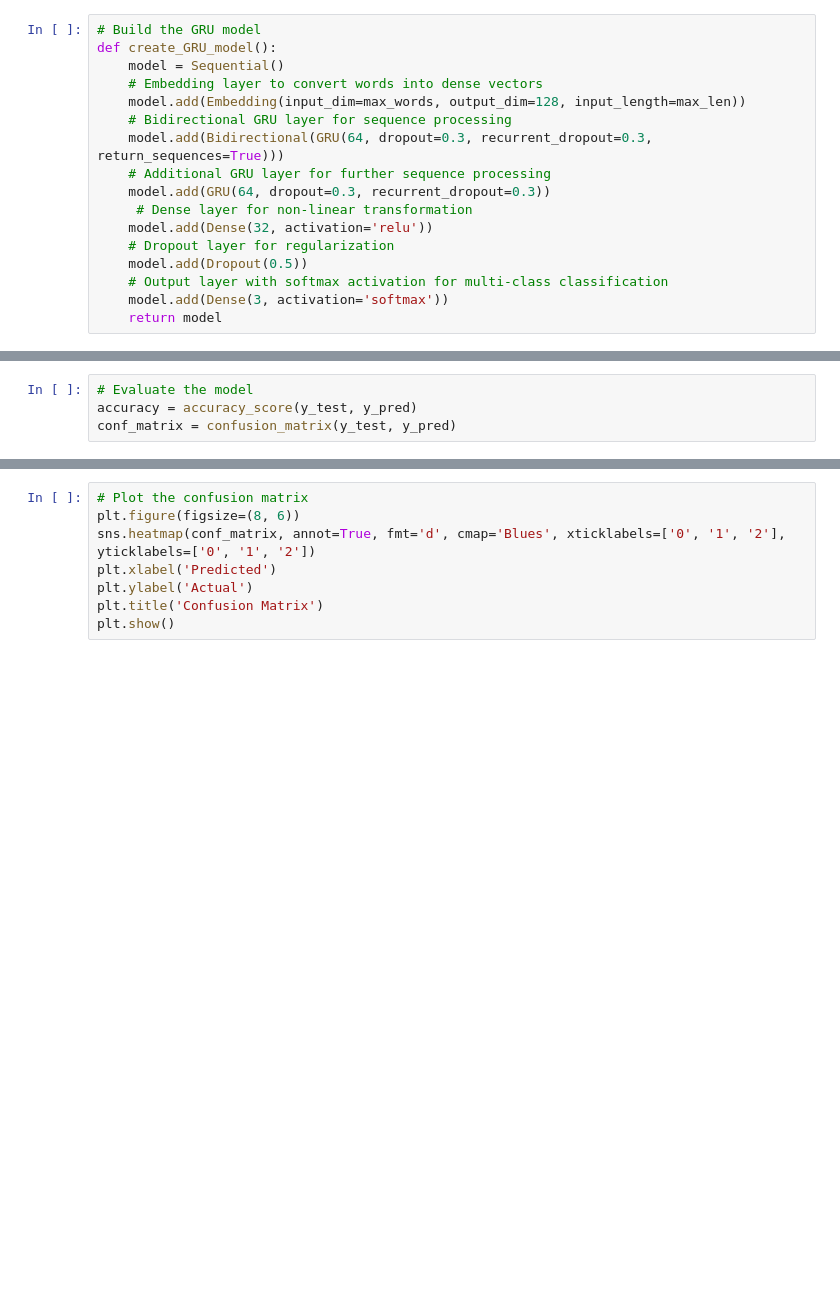
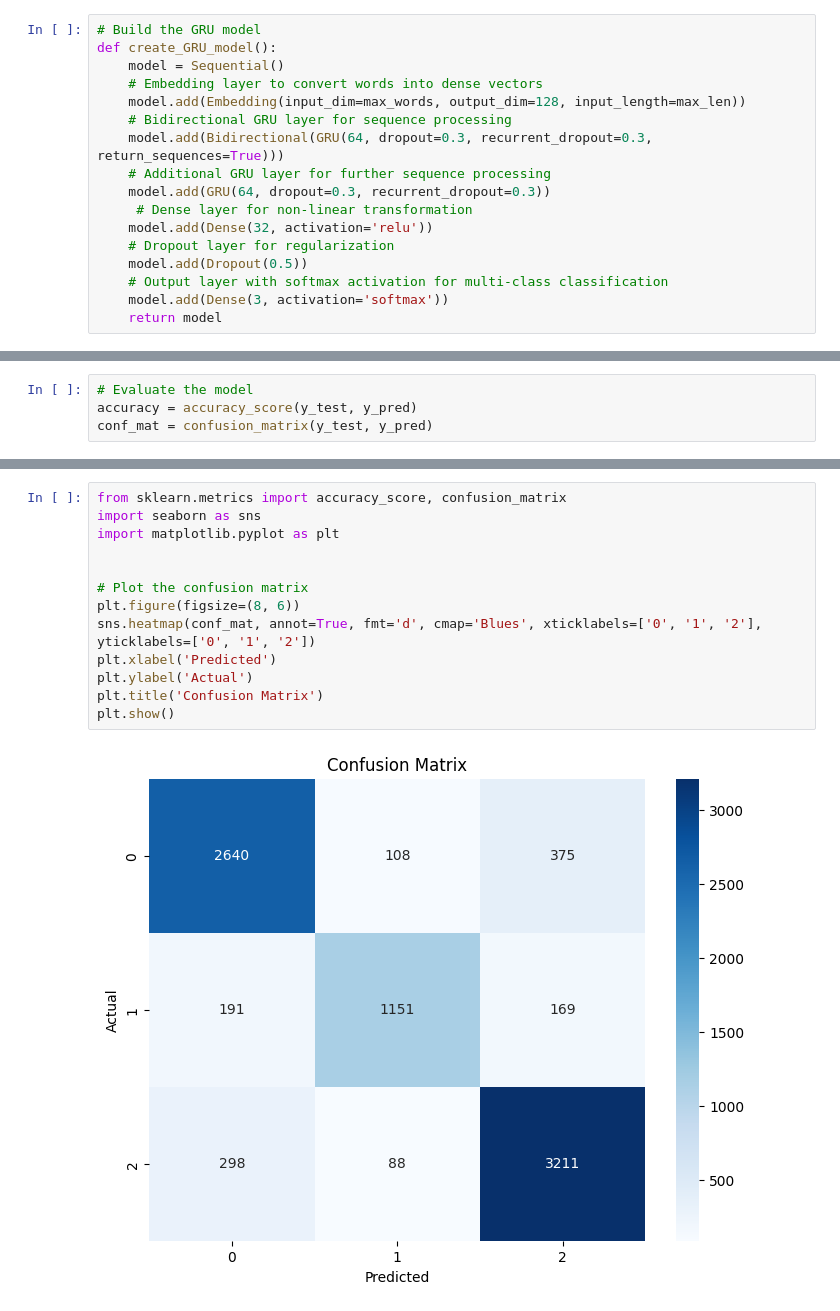
Before and after one commit to SushantVij/NLP-CV-IOT-UCS657-, a Jupyter notebook: RISE11_GRU.ipynb, the cells around one changed output, grey strips where cells are left out. Saved outputs shown, nothing was run; the diff lists cells and outputs as text; blank space fills up the shorter version.

```diff
--- a/RISE11_GRU.ipynb
+++ b/RISE11_GRU.ipynb
@@ -175,7 +185,7 @@ y_pred = np.argmax(y_pred_probs, axis=1)
 # %%
 # Evaluate the model
 accuracy = accuracy_score(y_test, y_pred)
-conf_matrix = confusion_matrix(y_test, y_pred)
+conf_mat = confusion_matrix(y_test, y_pred)
 # %%
 # Additional metrics and analysis
 print("Accuracy:", accuracy)
@@ -206,8 +216,15 @@ weighted avg       0.85      0.85      0.85      8231
 # %%
+from sklearn.metrics import accuracy_score, confusion_matrix
+import seaborn as sns
+import matplotlib.pyplot as plt
+
+
 # Plot the confusion matrix
 plt.figure(figsize=(8, 6))
-sns.heatmap(conf_matrix, annot=True, fmt='d', cmap='Blues', xticklabels=['0', '1', '2'], yticklabels=['0', '1', '2'])
+sns.heatmap(conf_mat, annot=True, fmt='d', cmap='Blues', xticklabels=['0', '1', '2'], yticklabels=['0', '1', '2'])
 plt.xlabel('Predicted')
 plt.ylabel('Actual')
 plt.title('Confusion Matrix')
 plt.show()
+# %% [output]
+[figure, added]
```
Also changed, not shown: parts of 6 cells of this notebook.
